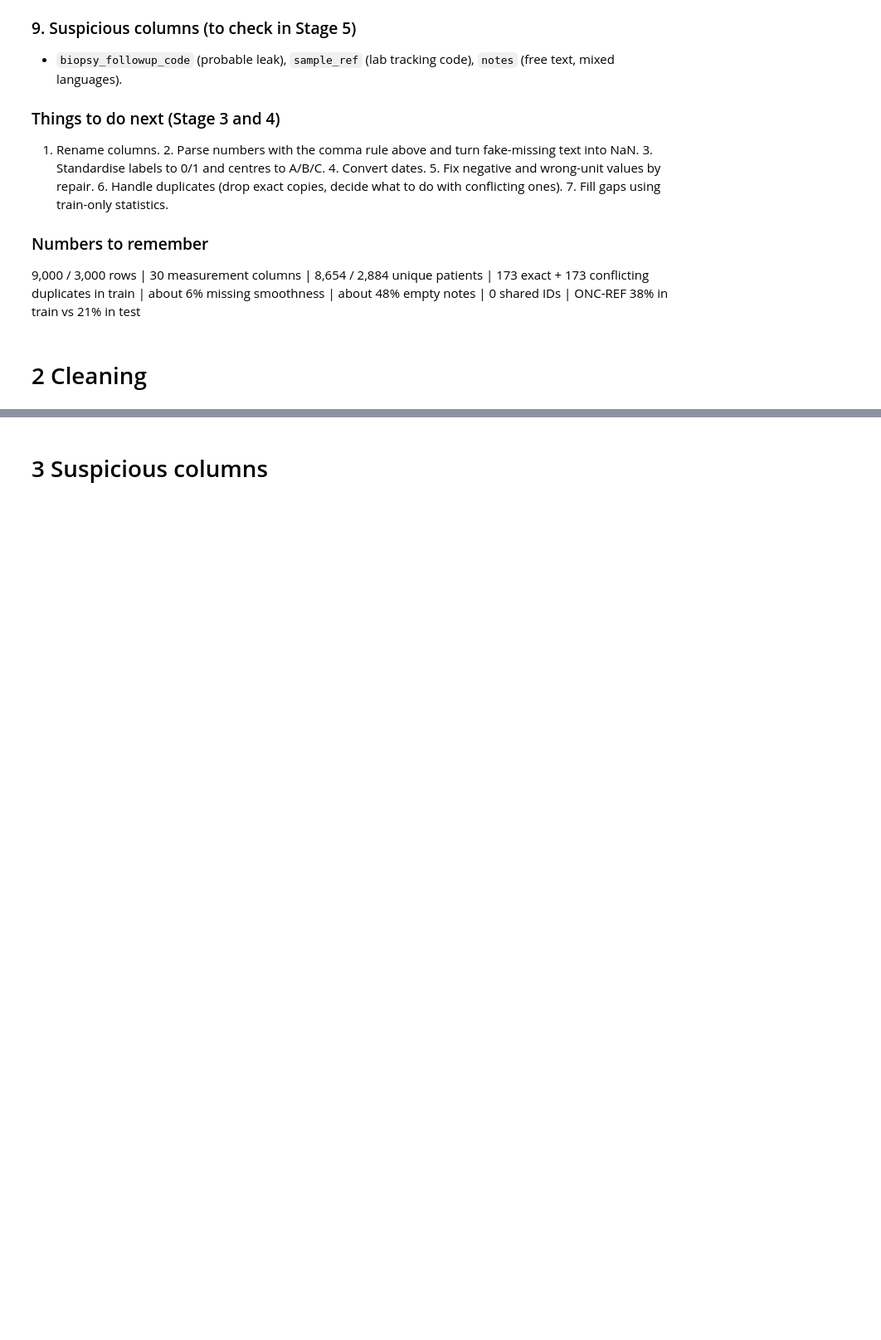
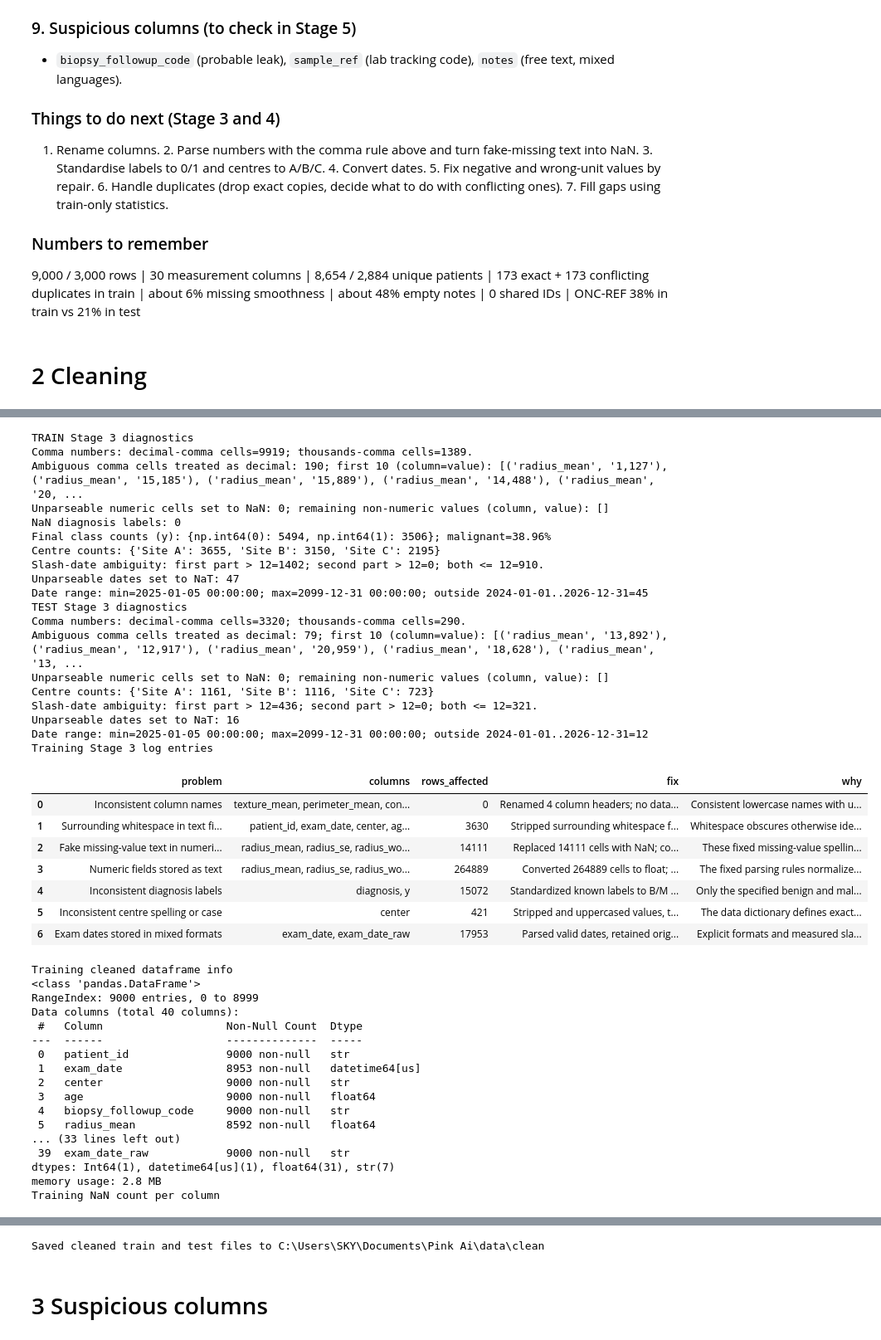
Before and after one commit to JHT127/pink-ai-hackathon, a Jupyter notebook: notebooks/main.ipynb, the cells around one changed output, grey strips where cells are left out. Shown at 83% size. Drawn from its saved outputs; the diff is of its cells as text; code cells hidden in the pictures; blank space fills up the shorter version.

Commit message:
Stage 3: easy cleaning (names, numbers, labels, centres, dates)

```diff
--- a/notebooks/main.ipynb
+++ b/notebooks/main.ipynb
@@ -412,0 +431,71 @@ Measurement columns (30)
+# %%
+import pandas as pd
+
+from src.clean import clean_stage3, write_cleaning_log
+from src.config import CLEAN_DIR
+
+train_raw_stage3 = load_train()
+test_raw_stage3 = load_test()
+
+print("TRAIN Stage 3 diagnostics")
+train_stage3, train_stage3_log = clean_stage3(train_raw_stage3)
+print("TEST Stage 3 diagnostics")
+test_stage3, test_stage3_log = clean_stage3(test_raw_stage3)
+
+print("Training Stage 3 log entries")
+display(pd.DataFrame(train_stage3_log))
+print("Training cleaned dataframe info")
+train_stage3.info()
+print("Training NaN count per column")
+display(train_stage3.isna().sum().rename("nan_count").to_frame())
+
+CLEAN_DIR.mkdir(parents=True, exist_ok=True)
+train_stage3.to_csv(CLEAN_DIR / "train_stage3.csv", index=False)
+test_stage3.to_csv(CLEAN_DIR / "test_stage3.csv", index=False)
+write_cleaning_log(train_stage3_log)
+print(f"Saved cleaned train and test files to {CLEAN_DIR}")
+# %% [output]
+TRAIN Stage 3 diagnostics
+Comma numbers: decimal-comma cells=9919; thousands-comma cells=1389.
+Ambiguous comma cells treated as decimal: 190; first 10 (column=value): [('radius_mean', '1,127'), ('radius_mean', '15,185'), ('radius_mean', '15,889'), ('radius_mean', '14,488'), ('radius_mean', '20, ...
+Unparseable numeric cells set to NaN: 0; remaining non-numeric values (column, value): []
+NaN diagnosis labels: 0
+Final class counts (y): {np.int64(0): 5494, np.int64(1): 3506}; malignant=38.96%
+Centre counts: {'Site A': 3655, 'Site B': 3150, 'Site C': 2195}
+Slash-date ambiguity: first part > 12=1402; second part > 12=0; both <= 12=910.
+Unparseable dates set to NaT: 47
+Date range: min=2025-01-05 00:00:00; max=2099-12-31 00:00:00; outside 2024-01-01..2026-12-31=45
+TEST Stage 3 diagnostics
+Comma numbers: decimal-comma cells=3320; thousands-comma cells=290.
+Ambiguous comma cells treated as decimal: 79; first 10 (column=value): [('radius_mean', '13,892'), ('radius_mean', '12,917'), ('radius_mean', '20,959'), ('radius_mean', '18,628'), ('radius_mean', '13, ...
+Unparseable numeric cells set to NaN: 0; remaining non-numeric values (column, value): []
+Centre counts: {'Site A': 1161, 'Site B': 1116, 'Site C': 723}
+Slash-date ambiguity: first part > 12=436; second part > 12=0; both <= 12=321.
+Unparseable dates set to NaT: 16
+Date range: min=2025-01-05 00:00:00; max=2099-12-31 00:00:00; outside 2024-01-01..2026-12-31=12
+Training Stage 3 log entries
+|  | problem | columns | rows_affected | fix | why |
+| 0 | Inconsistent column names | texture_mean, perimeter_mean, con... | 0 | Renamed 4 column headers; no data... | Consistent lowercase names with u... |
+| 1 | Surrounding whitespace in text fi... | patient_id, exam_date, center, ag... | 3630 | Stripped surrounding whitespace f... | Whitespace obscures otherwise ide... |
+| 2 | Fake missing-value text in numeri... | radius_mean, radius_se, radius_wo... | 14111 | Replaced 14111 cells with NaN; co... | These fixed missing-value spellin... |
+| 3 | Numeric fields stored as text | radius_mean, radius_se, radius_wo... | 264889 | Converted 264889 cells to float; ... | The fixed parsing rules normalize... |
+| 4 | Inconsistent diagnosis labels | diagnosis, y | 15072 | Standardized known labels to B/M ... | Only the specified benign and mal... |
+| 5 | Inconsistent centre spelling or case | center | 421 | Stripped and uppercased values, t... | The data dictionary defines exact... |
+| 6 | Exam dates stored in mixed formats | exam_date, exam_date_raw | 17953 | Parsed valid dates, retained orig... | Explicit formats and measured sla... |
+Training cleaned dataframe info
+<class 'pandas.DataFrame'>
+RangeIndex: 9000 entries, 0 to 8999
+Data columns (total 40 columns):
+ #   Column                   Non-Null Count  Dtype
+---  ------                   --------------  -----
+ 0   patient_id               9000 non-null   str
+ 1   exam_date                8953 non-null   datetime64[us]
+ 2   center                   9000 non-null   str
+ 3   age                      9000 non-null   float64
+ 4   biopsy_followup_code     9000 non-null   str
+ 5   radius_mean              8592 non-null   float64
+... (33 lines left out)
+ 39  exam_date_raw            9000 non-null   str
+dtypes: Int64(1), datetime64[us](1), float64(31), str(7)
+memory usage: 2.8 MB
+Training NaN count per column
@@ -413,3 +519,4 @@ Measurement columns (30)
+Saved cleaned train and test files to C:\Users\SKY\Documents\Pink Ai\data\clean
 # %% [markdown]
 # 3 Suspicious columns
 # %% [markdown]
```
Also changed, not shown: parts of 2 cells of this notebook, 3 other files.
